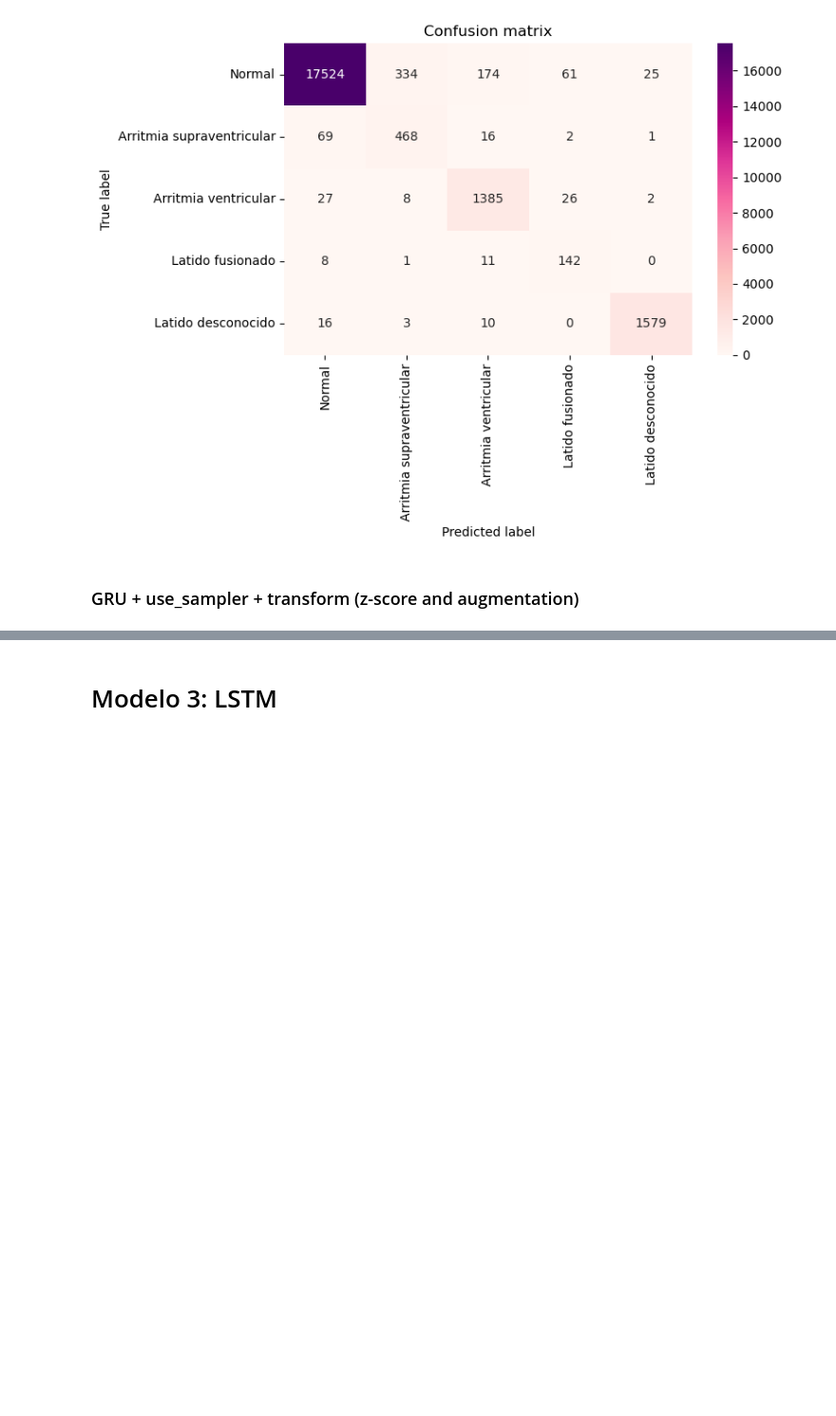
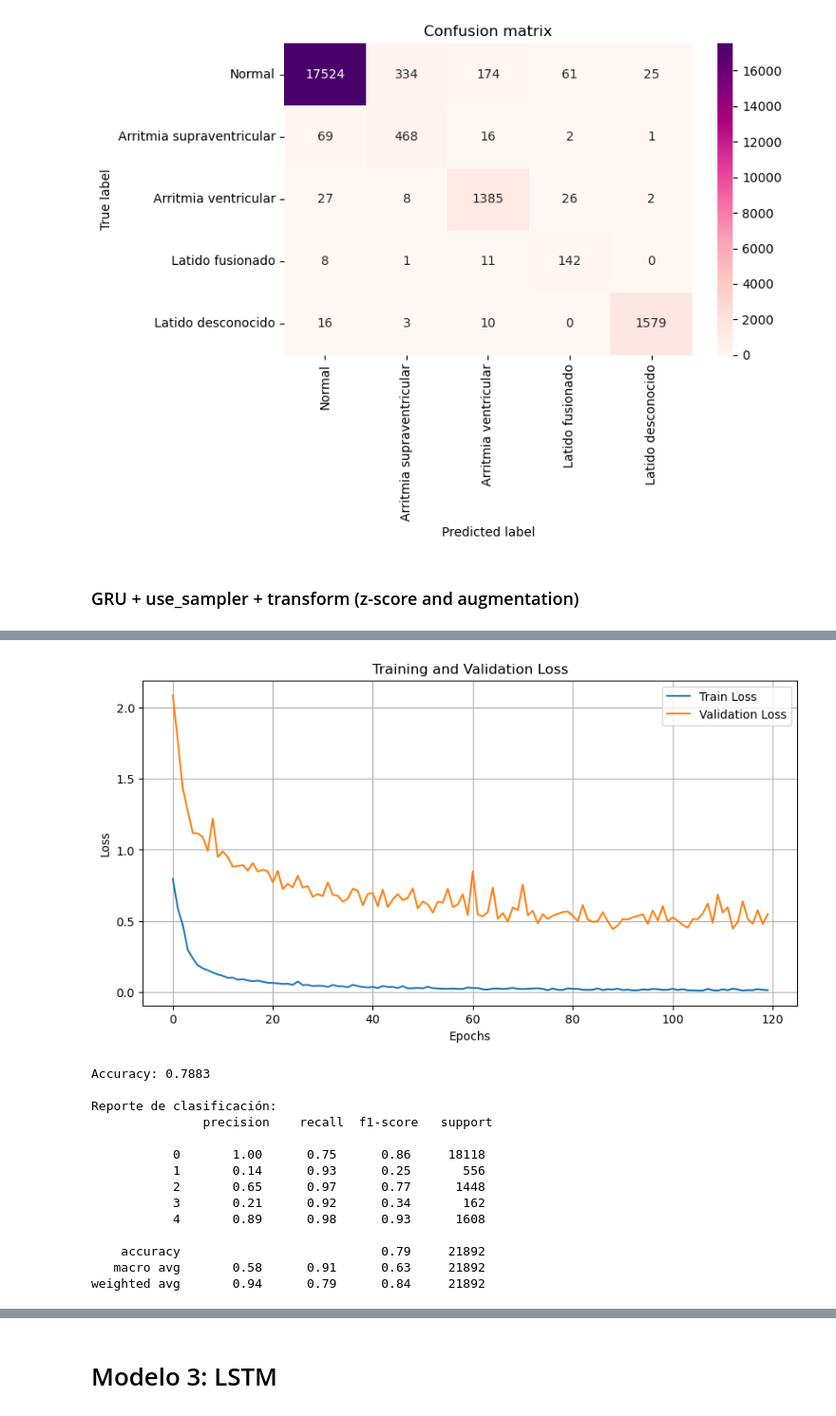
Before and after one commit to nataliacampiglia/tdl_tarea_2, a Jupyter notebook: Tarea_2-letra.ipynb, the cells around one changed output, grey strips where cells are left out. Shown at 95% size. Drawn from its saved outputs; the diff is of its cells as text; code cells hidden in the pictures; blank space fills up the shorter version.

```diff
--- a/Tarea_2-letra.ipynb
+++ b/Tarea_2-letra.ipynb
@@ -843,7 +890,9 @@ Batch: torch.Size([256, 187, 1]) torch.Size([256])
 # %%
-gru_3_train_errors, qru_3_val_errors = run_rnn_model(use_zscore=True,
+gru_3_train_errors, qru_3_val_errors = run_rnn_model(
+    use_zscore=True,
     use_augmentation=True,
     use_sampler=True,
     use_class_weights=True,
     model='gru'
 )
+# %% [output]
@@ -849,0 +907,15 @@ gru_3_train_errors, qru_3_val_errors = run_rnn_model(use_zscore=True,
+[figure, added]
+Accuracy: 0.7883
+
+Reporte de clasificación:
+               precision    recall  f1-score   support
+
+           0       1.00      0.75      0.86     18118
+           1       0.14      0.93      0.25       556
+           2       0.65      0.97      0.77      1448
+           3       0.21      0.92      0.34       162
+           4       0.89      0.98      0.93      1608
+
+    accuracy                           0.79     21892
+   macro avg       0.58      0.91      0.63     21892
+weighted avg       0.94      0.79      0.84     21892
```
Also changed, not shown: parts of 3 cells of this notebook.
